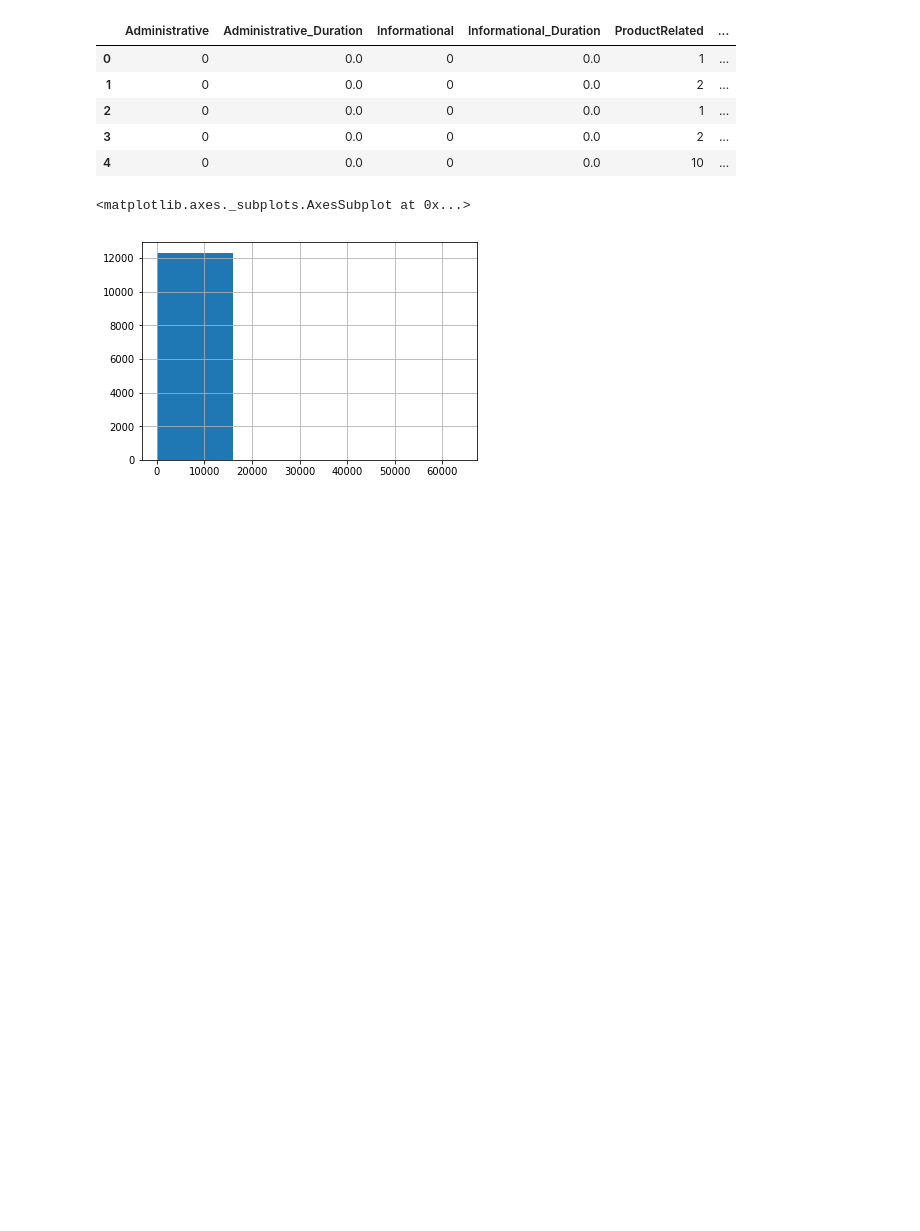
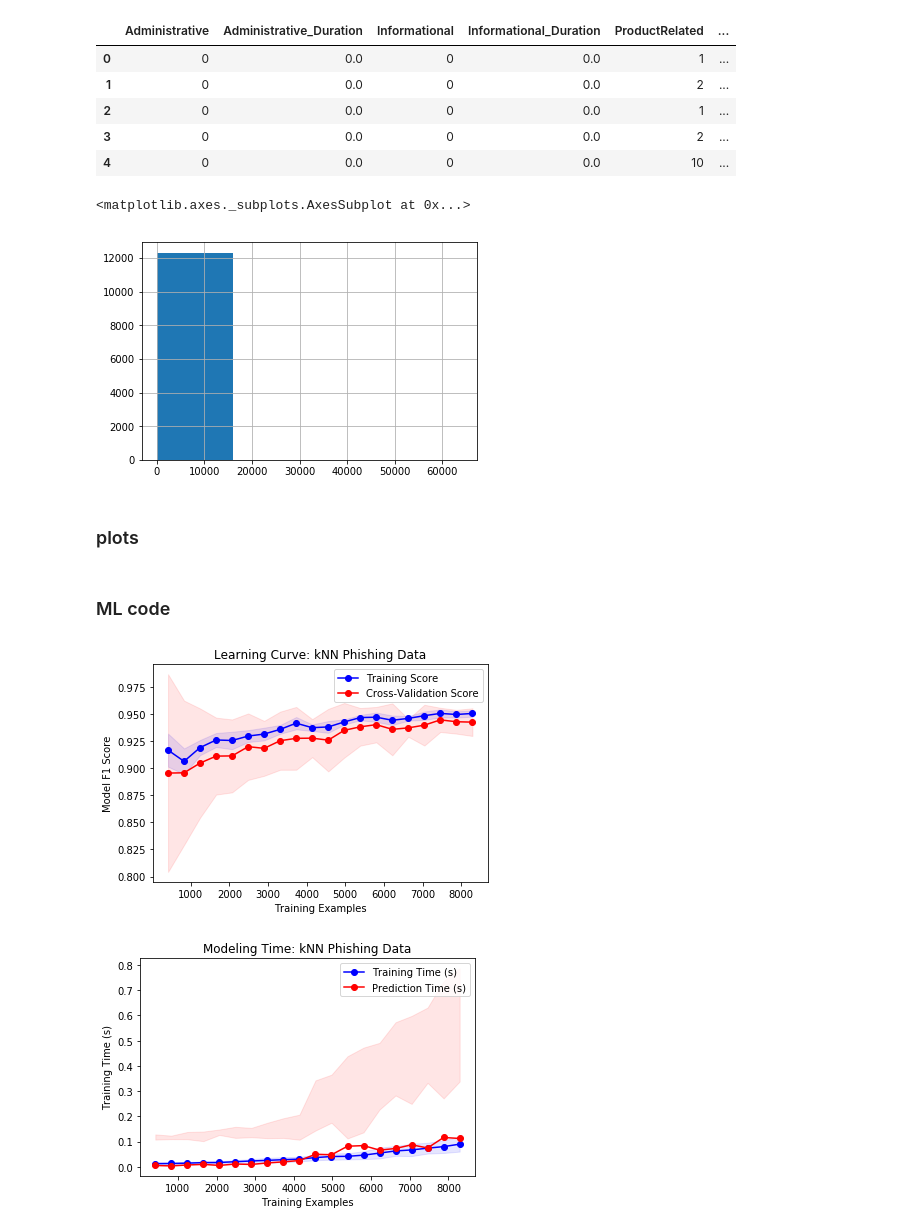
Before and after one commit to ryanym/cs7641, a Jupyter notebook: assignment1/testbench.ipynb, the cells around one changed output. Saved outputs shown, nothing was run; the diff lists cells and outputs as text; code cells hidden in the pictures; blank space fills up the shorter version.

Commit message:
add plots and tested with KNN

```diff
--- a/assignment1/testbench.ipynb
+++ b/assignment1/testbench.ipynb
@@ -28,3 +32,5 @@ df_other = data1.drop(col_to_one_hot, axis=1)
 data1 = pd.concat([df_one_hot, df_other], axis=1)
 data1.head()
 data1.describe(include='all')
+X1 = data1.drop(['Result'], axis=1)
+Y1 = data1[['Result']]
@@ -65,3 +57,5 @@ data2['ProductRelated_Duration'].hist(bins=4)
 # %% [output]
 <matplotlib.axes._subplots.AxesSubplot at 0x...>
 [figure]
+# %% [markdown]
+### plots
@@ -67,0 +175,34 @@ data2['ProductRelated_Duration'].hist(bins=4)
+# %% [markdown]
+### ML code
+# %%
+from sklearn.neighbors import KNeighborsClassifier as kNN
+X1_train, X1_test, Y1_train, Y1_test = train_test_split(X1, Y1)
+estimator_phish = kNN(n_neighbors=20, n_jobs=-1)
+def hyperKNN(X_train, y_train, X_test, y_test, title):
+
+    f1_test = []
+    f1_train = []
+    klist = np.linspace(1,250,25).astype('int')
+    for i in klist:
+        clf = kNN(n_neighbors=i,n_jobs=-1)
+        clf.fit(X_train,y_train)
+        y_pred_test = clf.predict(X_test)
+        y_pred_train = clf.predict(X_train)
+        f1_test.append(f1_score(y_test, y_pred_test))
+        f1_train.append(f1_score(y_train, y_pred_train))
+
+    plt.plot(klist, f1_test, 'o-', color='r', label='Test F1 Score')
+    plt.plot(klist, f1_train, 'o-', color = 'b', label='Train F1 Score')
+    plt.ylabel('Model F1 Score')
+    plt.xlabel('No. Neighbors')
+
+    plt.title(title)
+    plt.legend(loc='best')
+    plt.tight_layout()
+    plt.show()
+
+# hyperKNN(X1_train, Y1_train,X1_test, Y1_test, title="Model Complexity Curve for kNN (Phishing Data)\nHyperparameter : No. Neighbors")
+train_samp_phish, kNN_train_score_phish, kNN_fit_time_phish, kNN_pred_time_phish = plot_learning_curve(estimator_phish, X1_train, Y1_train,title="kNN Phishing Data")
+# %% [output]
+[figure, added]
+[figure, added]
```
Also changed, not shown: parts of 4 cells of this notebook.
